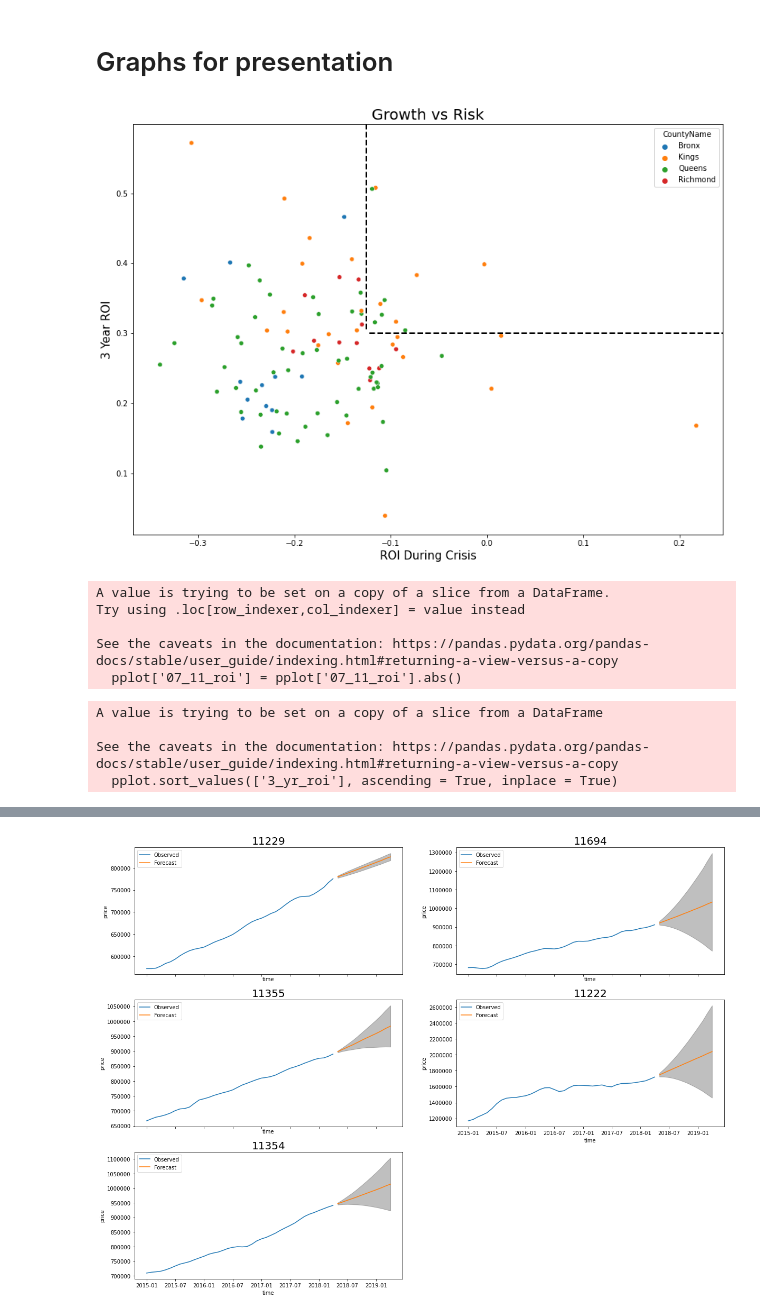
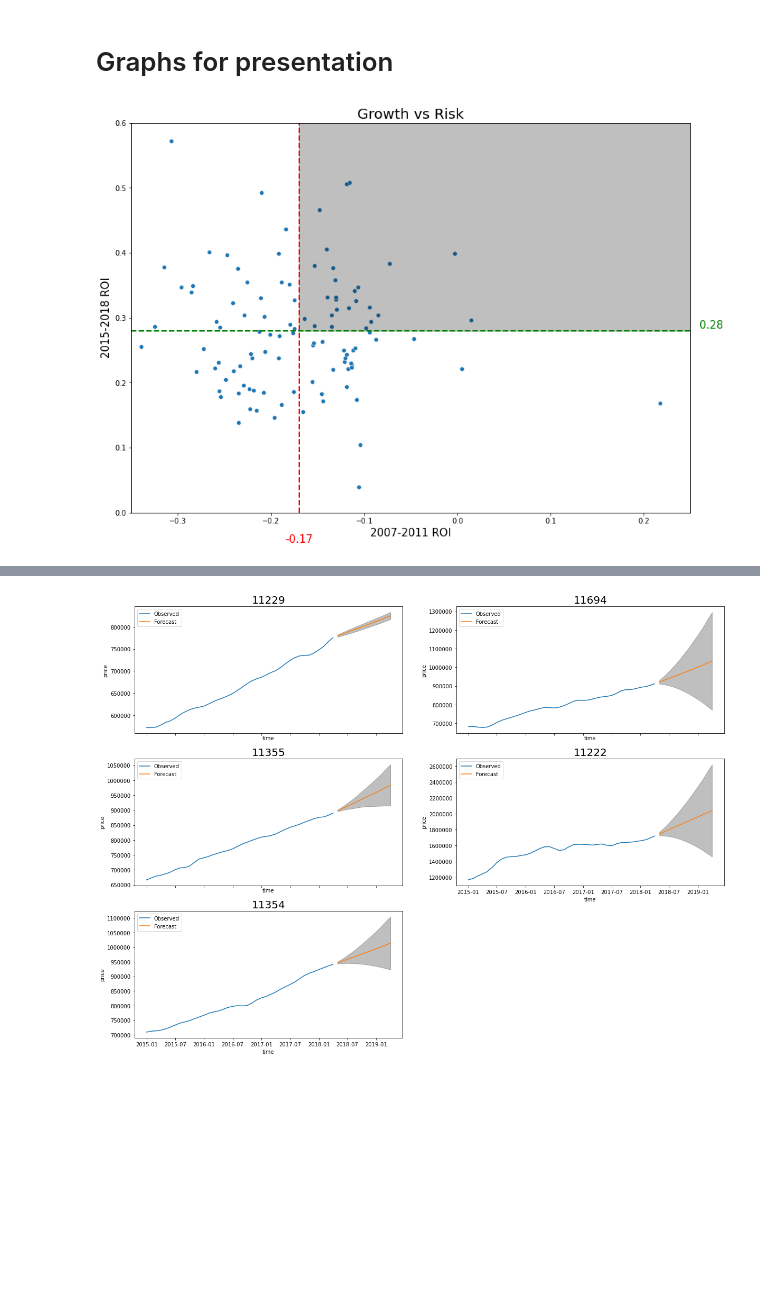
Before and after one commit to whyyoutoo/Forecasting-House-Price-Time-Series, a Jupyter notebook: Time_series_analysis.ipynb, the cells around one changed output, grey strips where cells are left out. Cells and saved outputs as stored; diff of their text form; code cells hidden in the pictures; blank space fills up the shorter version.

```diff
--- a/Time_series_analysis.ipynb
+++ b/Time_series_analysis.ipynb
@@ -1468,11 +1511,18 @@ Other modeling methods can be test out, such as ARIMAX which can include externa
 # Graphs for presentation
 # %%
 fig, ax = plt.subplots(figsize = (14,10))
-sns.scatterplot(x = '07_11_roi', y = '3_yr_roi', hue = 'CountyName', data = ny_df, ax= ax)
-ax.axvline(x = -0.125, ymin = 0.5, color = 'k', linestyle='--', lw=2)
-ax.axhline(y = 0.3, xmin = 0.4, color = 'k', linestyle='--', lw=2)
+sns.scatterplot(x = '07_11_roi', y = '3_yr_roi', data = ny_df, ax= ax)
+ax.axvline(x = -0.17, color = 'r', linestyle='--', lw=2)
+ax.axhline(y = 0.28, color = 'g', linestyle='--', lw=2)
 ax.set_title('Growth vs Risk', fontsize = 20)
-ax.set_ylabel('3 Year ROI', fontsize = 15)
-ax.set_xlabel('ROI During Crisis', fontsize = 15);
+ax.set_ylabel('2015-2018 ROI', fontsize = 15)
+ax.set_xlabel('2007-2011 ROI', fontsize = 15)
+ax.fill_between([-0.17, 1],
+                0.28,
+                1, color='k', alpha=0.25)
+ax.set_xlim(-0.35, 0.25)
+ax.set_ylim(0, 0.6)
+text(x = -0.17, y = -.05, s = '-0.17', ha = 'center', va = 'bottom', color = 'r', fontsize = 15)
+text(x = .26, y = 0.28, s = '0.28', ha = 'left', va = 'bottom', color = 'g', fontsize = 15);
 # %% [output]
-[figure, old version]
+[figure, new version]
@@ -1485,15 +1528,0 @@ pplot.set_index('RegionName', inplace = True)
-# %%
-pplot['07_11_roi'] = pplot['07_11_roi'].abs()
-# %% [output]
-A value is trying to be set on a copy of a slice from a DataFrame.
-Try using .loc[row_indexer,col_indexer] = value instead
-
-See the caveats in the documentation: https://pandas.pydata.org/pandas-docs/stable/user_guide/indexing.html#returning-a-view-versus-a-copy
-  pplot['07_11_roi'] = pplot['07_11_roi'].abs()
-# %%
-pplot.sort_values(['3_yr_roi'], ascending = True, inplace = True)
-# %% [output]
-A value is trying to be set on a copy of a slice from a DataFrame
-
-See the caveats in the documentation: https://pandas.pydata.org/pandas-docs/stable/user_guide/indexing.html#returning-a-view-versus-a-copy
-  pplot.sort_values(['3_yr_roi'], ascending = True, inplace = True)
```
Also changed, not shown: parts of 120 cells of this notebook.
